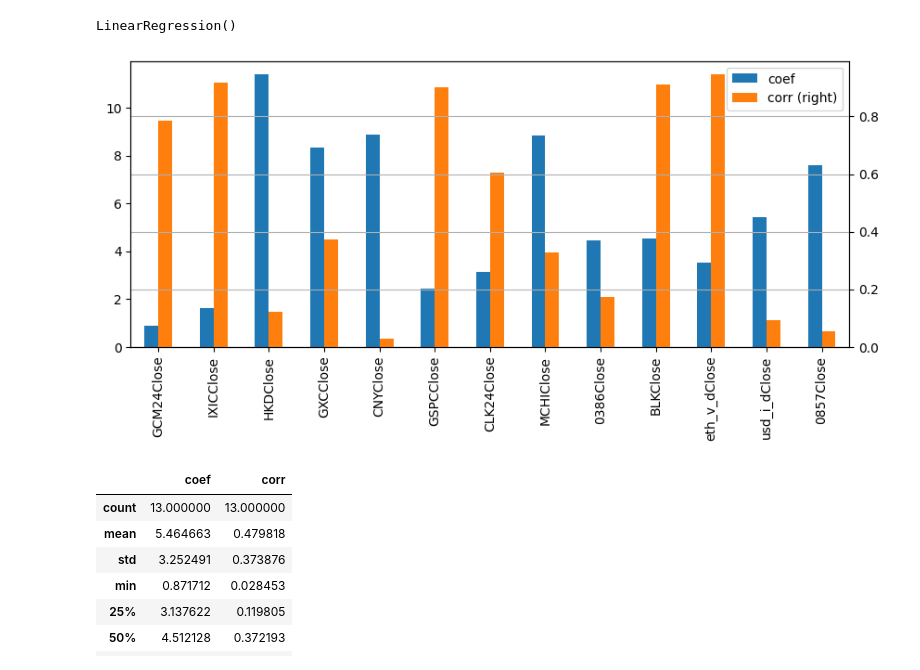
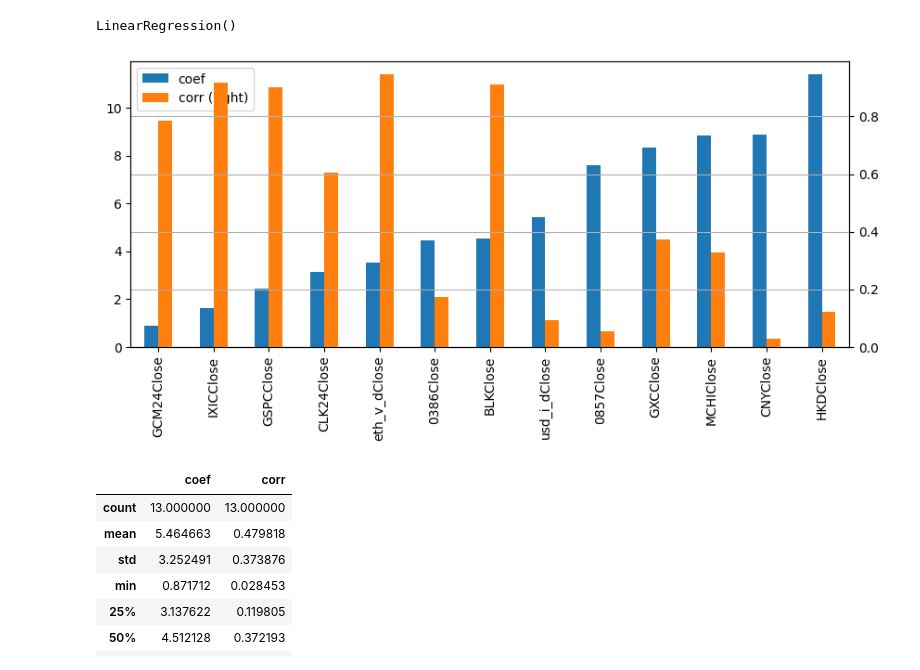
Before and after one commit to Maciej-GBS/SIML-UE, a Jupyter notebook: Projekt.ipynb, the cells around one changed output. Drawn from its saved outputs; the diff is of its cells as text; code cells hidden in the pictures.

```diff
--- a/Projekt.ipynb
+++ b/Projekt.ipynb
@@ -90,10 +90,10 @@ feature_relevance = pd.DataFrame(
     {k:[v, corr.loc[k, 'btcusd_dClose']] for k,v in zip(feature_names, feature_coef)}).T.rename(
     columns={0:'coef', 1:'corr'})
 # %%
-feature_relevance.plot(kind='bar', secondary_y='corr', figsize=(10,4))
+feature_relevance.sort_values(by='coef').plot(kind='bar', secondary_y='corr', figsize=(10,4))
 plt.grid()
 # %% [output]
-[figure, old version]
+[figure, new version]
 # %%
 feature_relevance.describe()
 # %% [output]
```
Also changed, not shown: 1 other file.
